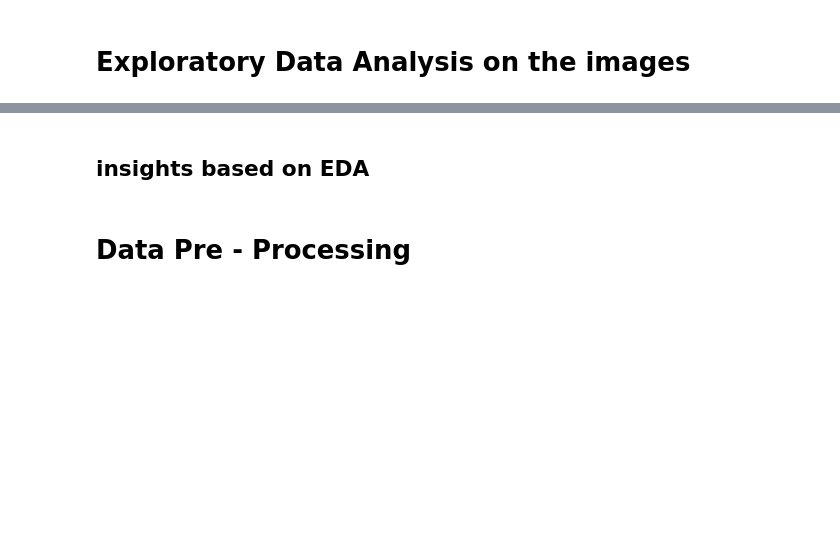
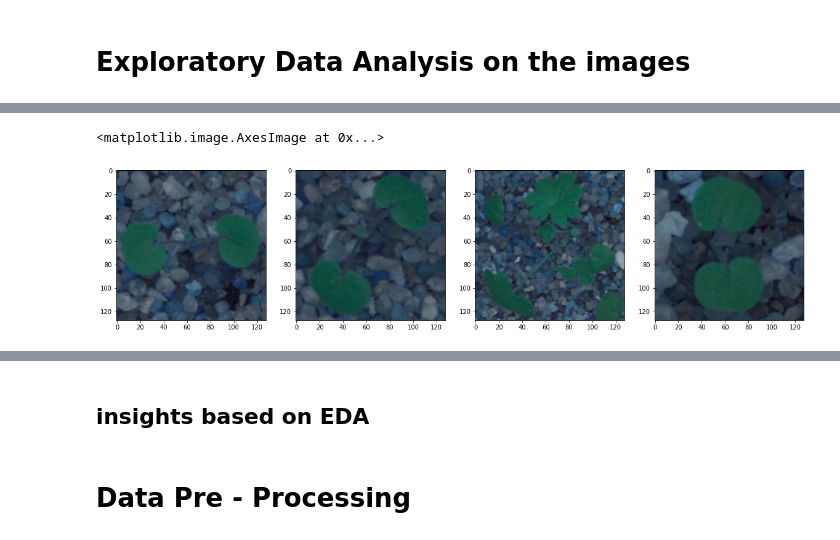
Before and after one commit to cfreeman22/Computer-Vision-Project, a Jupyter notebook: ComputerVision.ipynb, the cells around one changed output, grey strips where cells are left out. Saved outputs shown, nothing was run; the diff lists cells and outputs as text; code cells hidden in the pictures; blank space fills up the shorter version.

```diff
--- a/ComputerVision.ipynb
+++ b/ComputerVision.ipynb
@@ -73,0 +106,9 @@ array([[[[ 35,  52,  78],
+# %%
+fig, axs = plt.subplots(1, 4, figsize=(20,20))
+axs[0].imshow(images[0])
+axs[1].imshow(images[25])
+axs[2].imshow(images[43])
+axs[3].imshow(images[61])
+# %% [output]
+<matplotlib.image.AxesImage at 0x...>
+[figure, added]
```
Also changed, not shown: parts of 13 cells of this notebook.
